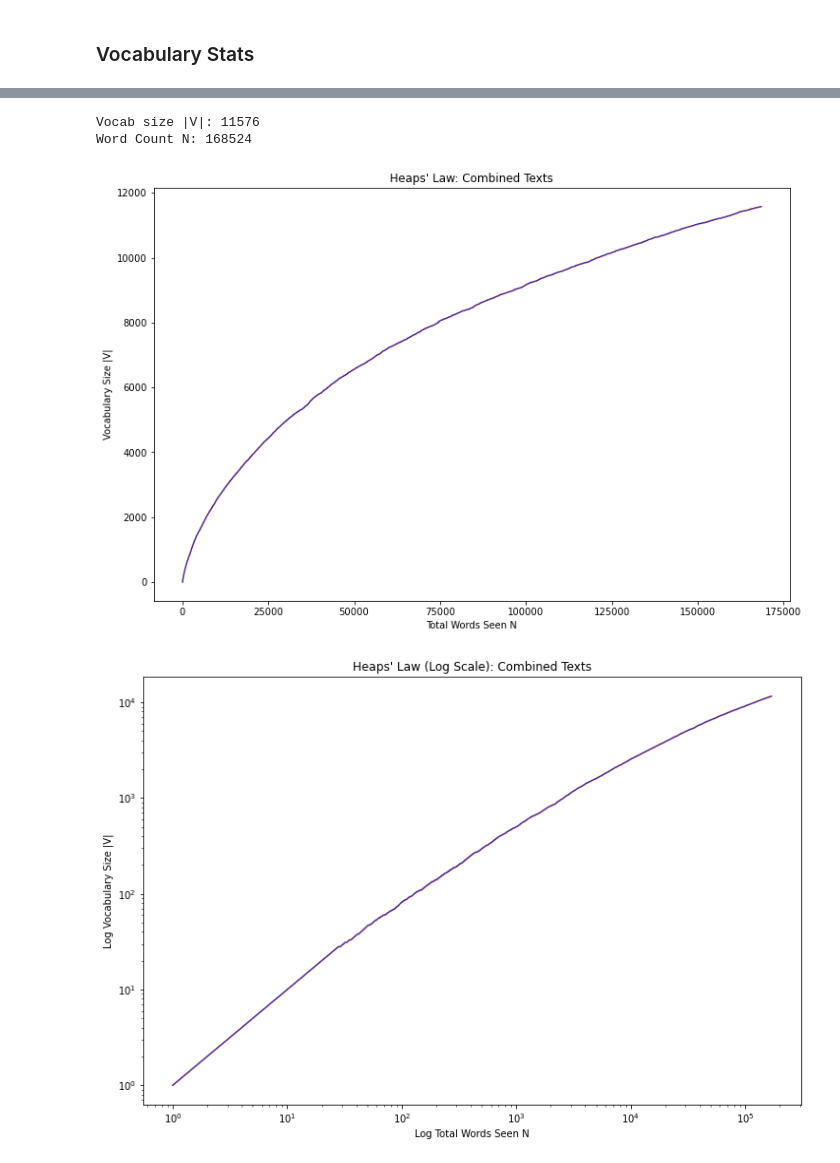
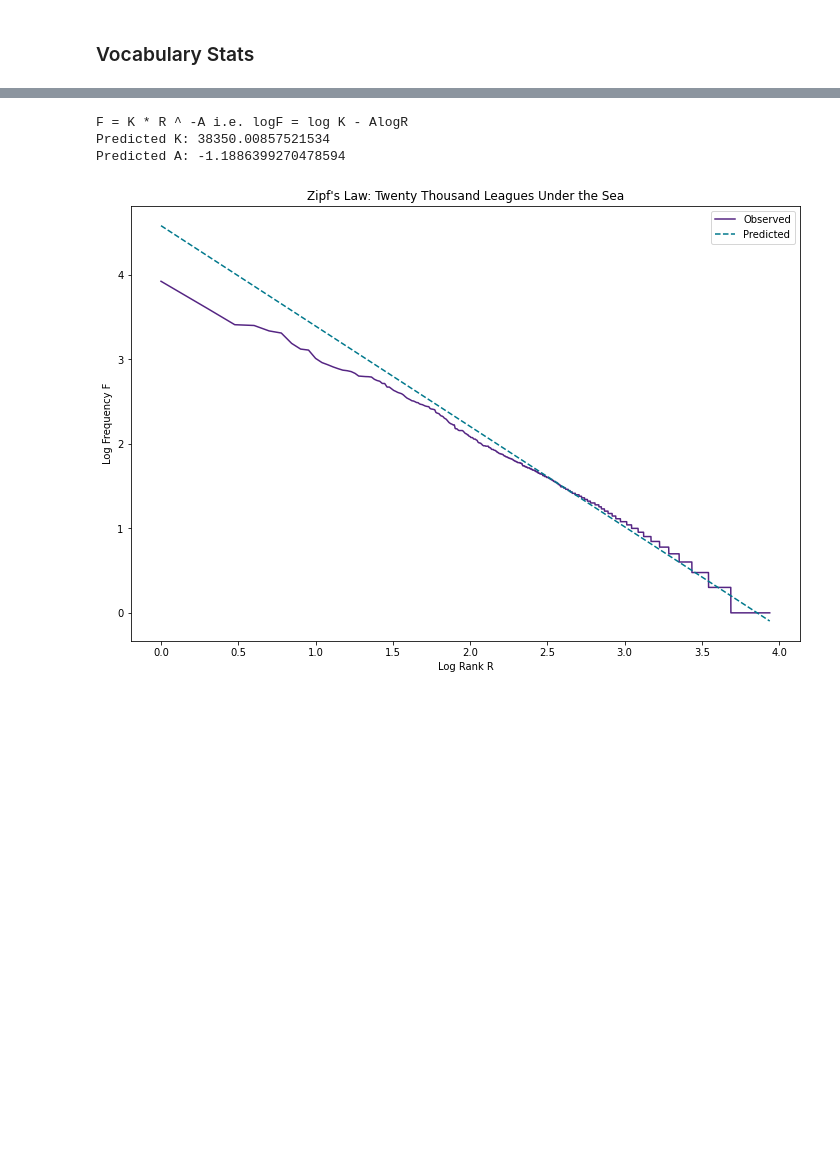
Before and after one commit to samar14641/ql-vocab-nets, a Jupyter notebook: quantitative_linguistics.ipynb, the cells around one changed output, grey strips where cells are left out. Saved outputs shown, nothing was run; the diff lists cells and outputs as text; code cells hidden in the pictures; blank space fills up the shorter version.

Commit message:
added heaps' and zipf's laws with predictions, other bug fixes

```diff
--- a/quantitative_linguistics.ipynb
+++ b/quantitative_linguistics.ipynb
@@ -192,7 +207,43 @@ Word Count N: 64350
 # %%
-heaps_law(cob_sents, cob_title)
+# heaps_law(cob_sents, cob_title)
-# %% [output]
-Vocab size |V|: 11576
-Word Count N: 168524
-[figure, removed]
-[figure, removed]
+# %%
+def zipfs_law(counts: Counter, name) -> None:
+    """Plot Zipf's Law for a document
+    Parameters:
+        counts (Counter): token counts for the document
+        name (str): the name of the text
+    Returns:
+        None"""
+
+    freqs = np.array([wc[1] for wc in counts.most_common() if not check_word(wc[0])])
+#     N = sum(freqs)
+
+    print('F = K * R ^ -A i.e. logF = log K - AlogR')
+
+    x = np.array([i for i in range(1, len(freqs) + 1)])
+
+#     get slope and intercept from observations
+    res = linregress(x = np.log10(x), y = np.log10(freqs))
+    print('Predicted K:', 10 ** res.intercept)
+    print('Predicted A:', res.slope)
+
+    pred = (res.slope * np.log10(x)) + res.intercept  # calculated predicted F
+
+    fig = plt.figure(figsize = (12, 8))
+    plt.plot(np.log10(x), np.log10(freqs), color = '#552583', label = 'Observed')
+    plt.plot(np.log10(x), pred, color = '#00788c', ls = '--', label = 'Predicted')
+#     plt.xscale('log')
+#     plt.yscale('log')
+    plt.title("Zipf's Law: {}".format(name))
+    plt.xlabel('Log Rank R')
+    plt.ylabel('Log Frequency F')
+    plt.legend()
+    plt.show()
+    plt.close()
+# %%
+zipfs_law(ttl_counts, ttl_title)
+# %% [output]
+F = K * R ^ -A i.e. logF = log K - AlogR
+Predicted K: 38350.00857521534
+Predicted A: -1.1886399270478594
+[figure, added]
```
Also changed, not shown: parts of 5 cells of this notebook.
